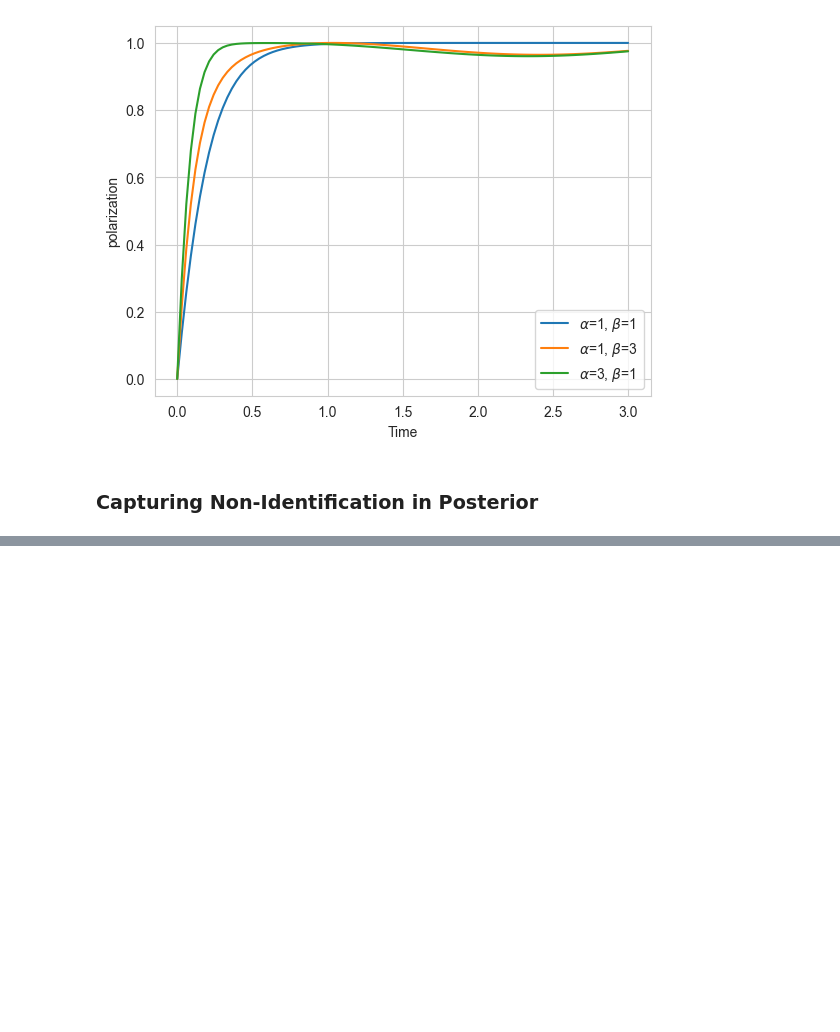
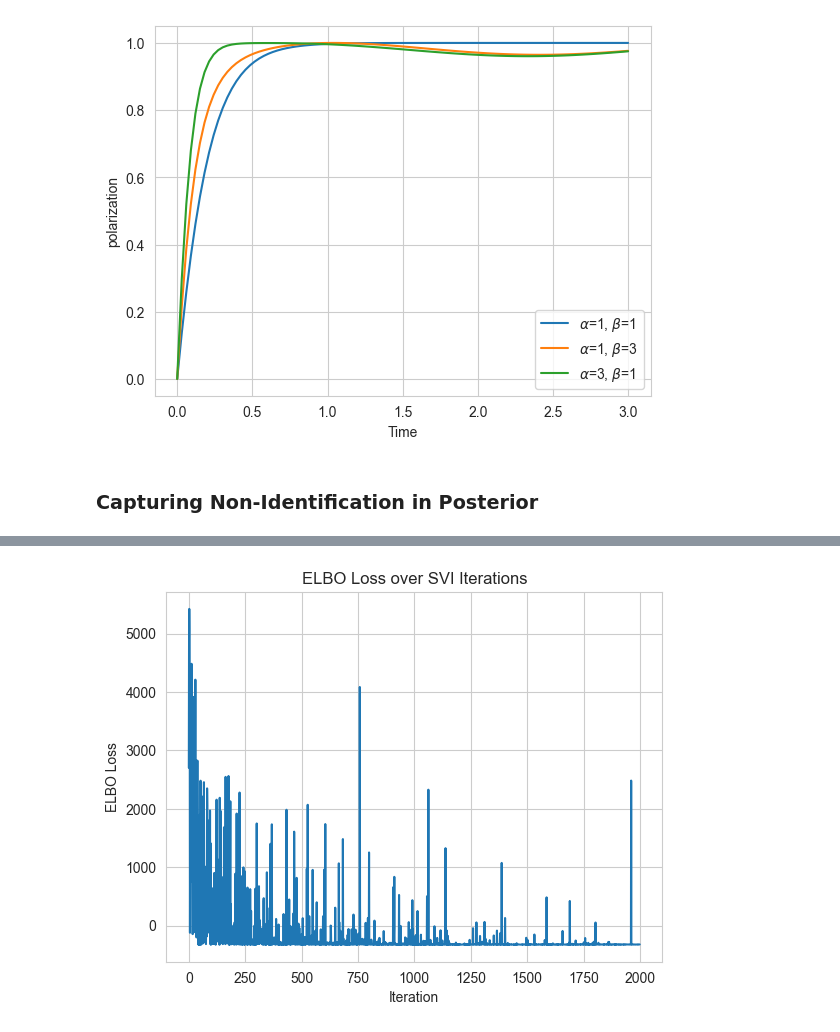
Before and after one commit to BasisResearch/chirho_diffeqpy, a Jupyter notebook: scratch/toy_fish_model.ipynb, the cells around one changed output, grey strips where cells are left out. Drawn from its saved outputs; the diff is of its cells as text; code cells hidden in the pictures; blank space fills up the shorter version.

```diff
--- a/scratch/toy_fish_model.ipynb
+++ b/scratch/toy_fish_model.ipynb
@@ -394,0 +434,4 @@ tensor(-1.4053, grad_fn=<DivBackward0>)
+# %%
+plot_losses(losses_without_virtual)
+# %% [output]
+[figure, added]
```
Also changed, not shown: parts of 25 cells of this notebook.
